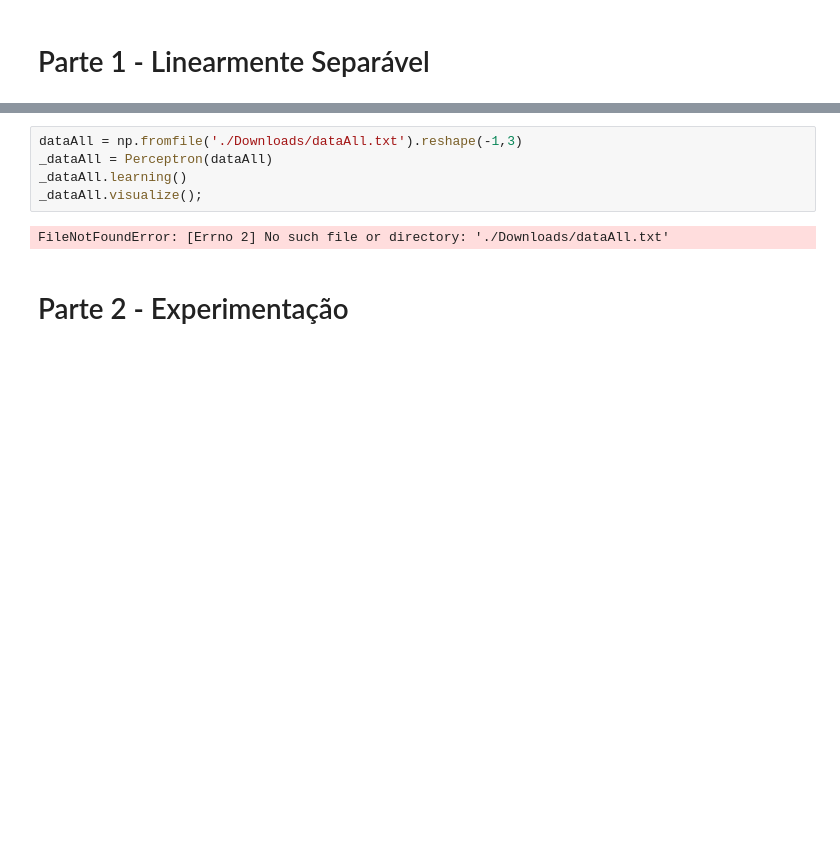
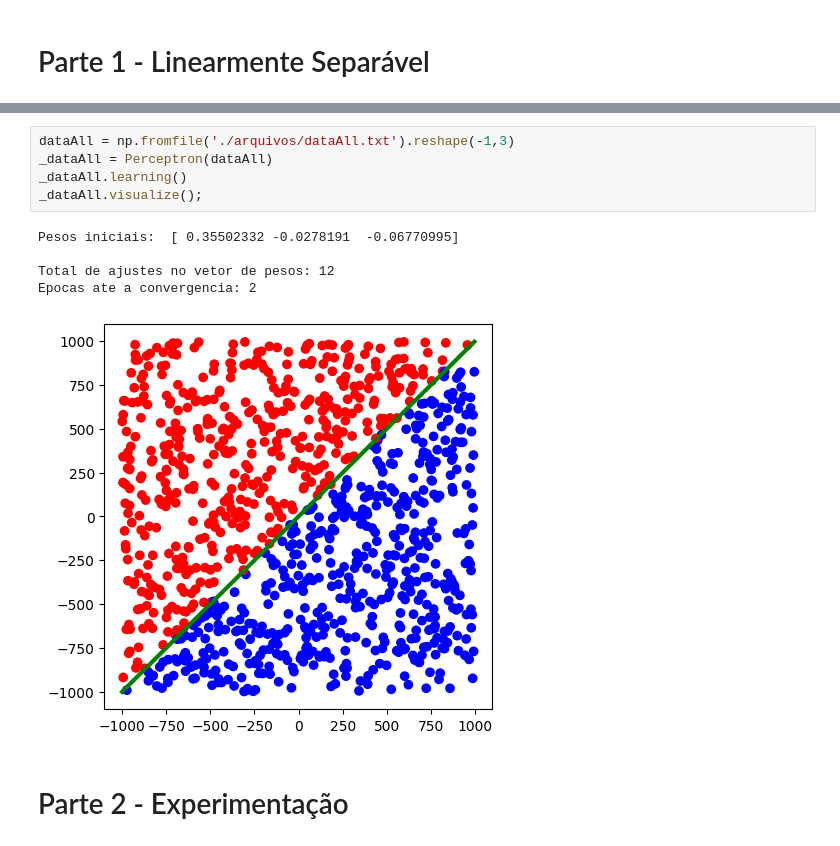
Before and after one commit to jfsbrandao/perceptron, a Jupyter notebook: perceptron_rna.ipynb, the cells around one changed output, grey strips where cells are left out. Drawn from its saved outputs; the diff is of its cells as text; blank space fills up the shorter version.

Commit message:
arquivos

```diff
--- a/perceptron_rna.ipynb
+++ b/perceptron_rna.ipynb
@@ -179,10 +179,14 @@ Epocas ate a convergencia: 8
 # %%
-dataAll = np.fromfile('./Downloads/dataAll.txt').reshape(-1,3)
+dataAll = np.fromfile('./arquivos/dataAll.txt').reshape(-1,3)
 _dataAll = Perceptron(dataAll)
 _dataAll.learning()
 _dataAll.visualize();
 # %% [output]
-FileNotFoundError: [Errno 2] No such file or directory: './Downloads/dataAll.txt'
+Pesos iniciais:  [ 0.35502332 -0.0278191  -0.06770995]
+
+Total de ajustes no vetor de pesos: 12
+Epocas ate a convergencia: 2
+[figure, added]
 # %% [markdown]
 # Parte 2 - Experimentação
 # %%
```
Also changed, not shown: parts of 6 cells of this notebook, 6 other files.
